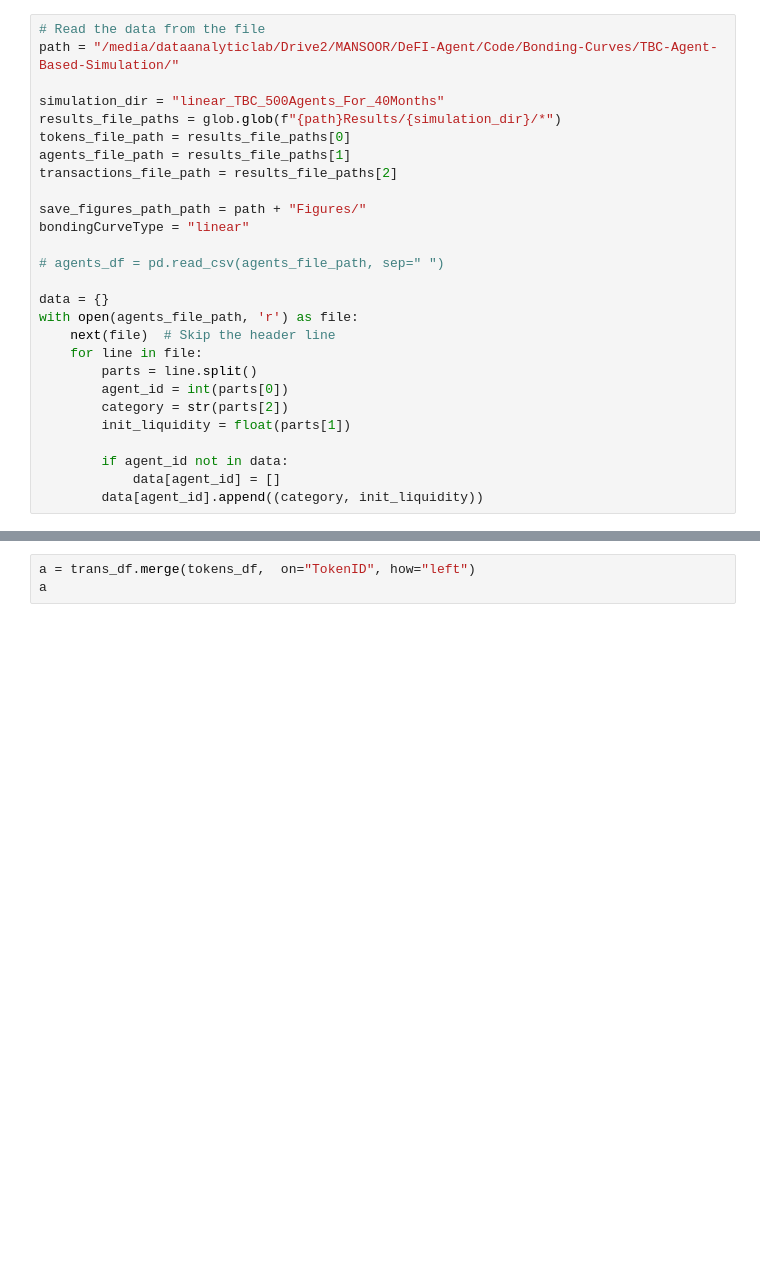
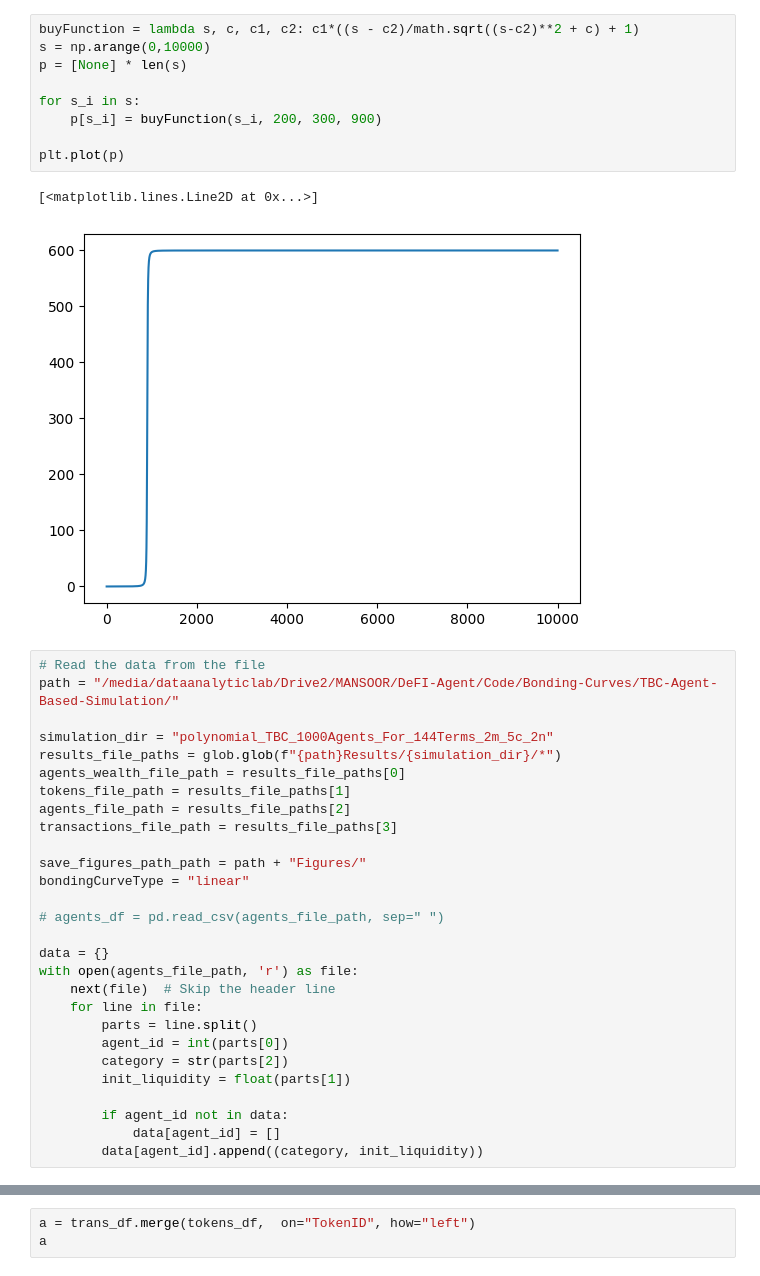
Before and after one commit to mansoorbalouch/TBC-Agent-Based-Simulation, a Jupyter notebook: Working_notebook.ipynb, the cells around one changed output, grey strips where cells are left out. Drawn from its saved outputs; the diff is of its cells as text; blank space fills up the shorter version.

```diff
--- a/Working_notebook.ipynb
+++ b/Working_notebook.ipynb
@@ -25,12 +29,25 @@ import random
+# %%
+buyFunction = lambda s, c, c1, c2: c1*((s - c2)/math.sqrt((s-c2)**2 + c) + 1)
+s = np.arange(0,10000)
+p = [None] * len(s)
+
+for s_i in s:
+    p[s_i] = buyFunction(s_i, 200, 300, 900)
+
+plt.plot(p)
+# %% [output]
+[<matplotlib.lines.Line2D at 0x...>]
+[figure, added]
 # %%
 # Read the data from the file
 path = "/media/dataanalyticlab/Drive2/MANSOOR/DeFI-Agent/Code/Bonding-Curves/TBC-Agent-Based-Simulation/"
 
-simulation_dir = "linear_TBC_500Agents_For_40Months"
+simulation_dir = "polynomial_TBC_1000Agents_For_144Terms_2m_5c_2n"
 results_file_paths = glob.glob(f"{path}Results/{simulation_dir}/*")
-tokens_file_path = results_file_paths[0]
-agents_file_path = results_file_paths[1]
-transactions_file_path = results_file_paths[2]
+agents_wealth_file_path = results_file_paths[0]
+tokens_file_path = results_file_paths[1]
+agents_file_path = results_file_paths[2]
+transactions_file_path = results_file_paths[3]
 
 save_figures_path_path = path + "Figures/"
 bondingCurveType = "linear"
```
Also changed, not shown: parts of 27 cells of this notebook, 59 other files.
